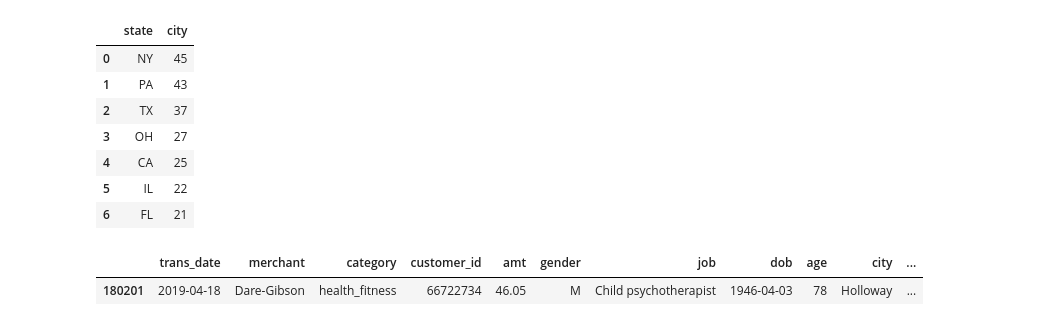
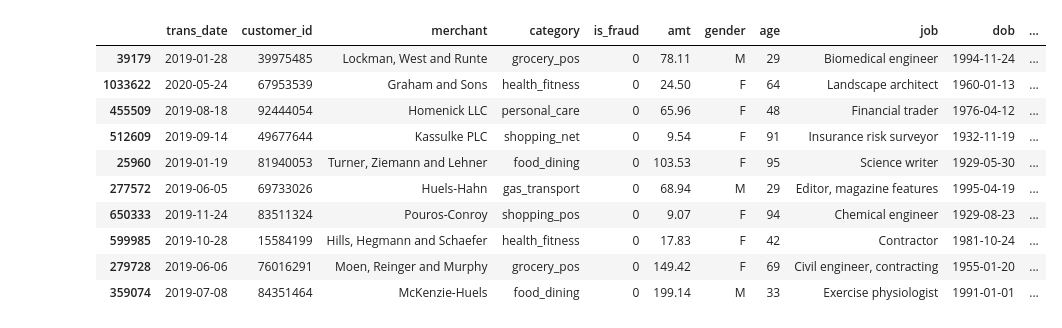
Before and after one commit to anlu5/Portfolio, a Jupyter notebook: retail_scenario.ipynb, the cells around one changed output. Cells and saved outputs as stored; diff of their text form; code cells hidden in the pictures.

```diff
--- a/retail_scenario.ipynb
+++ b/retail_scenario.ipynb
@@ -32,11 +32,6 @@ def find_age(dob):
 df['age'] = df['dob'].apply(find_age)
 # %%
 df['merchant'] = df['merchant'].apply(lambda x: x.replace('fraud_', ''))
-
-# drop frauds
-df = df[df['merchant'] == 'Dare-Gibson']
-df = df[df['is_fraud'] == 0]
-df = df.drop(columns=['is_fraud'])
 # %%
 df.sample()
 # %% [output]
@@ -56,18 +40,16 @@ df['state'].value_counts().reset_index()[:7]
-# %%
-df.groupby('state')['city'].nunique().sort_values(ascending=False).reset_index()[:10]
-# %% [output]
-|  | state | city |
-| 0 | NY | 45 |
-| 1 | PA | 43 |
-| 2 | TX | 37 |
-| 3 | OH | 27 |
-| 4 | CA | 25 |
-| 5 | IL | 22 |
-| 6 | FL | 21 |
 # %%
-df = df.iloc[:, [0, 1, 2, 11, 3, 4, 8, 9, 12, 5, 6, 7, 10]]
+df = df.iloc[:, [0, 12, 1, 2, 11, 3, 4, 13, 8, 9, 5, 6, 7, 10]]
 # %%
-df.sample()
+df.sample(10)
 # %% [output]
-|  | trans_date | merchant | category | customer_id | amt | gender | job | dob | age | city | ... |
-| 180201 | 2019-04-18 | Dare-Gibson | health_fitness | 66722734 | 46.05 | M | Child psychotherapist | 1946-04-03 | 78 | Holloway | ... |
+|  | trans_date | customer_id | merchant | category | is_fraud | amt | gender | age | job | dob | ... |
+| 39179 | 2019-01-28 | 39975485 | Lockman, West and Runte | grocery_pos | 0 | 78.11 | M | 29 | Biomedical engineer | 1994-11-24 | ... |
+| 1033622 | 2020-05-24 | 67953539 | Graham and Sons | health_fitness | 0 | 24.50 | F | 64 | Landscape architect | 1960-01-13 | ... |
+| 455509 | 2019-08-18 | 92444054 | Homenick LLC | personal_care | 0 | 65.96 | F | 48 | Financial trader | 1976-04-12 | ... |
+| 512609 | 2019-09-14 | 49677644 | Kassulke PLC | shopping_net | 0 | 9.54 | F | 91 | Insurance risk surveyor | 1932-11-19 | ... |
+| 25960 | 2019-01-19 | 81940053 | Turner, Ziemann and Lehner | food_dining | 0 | 103.53 | F | 95 | Science writer | 1929-05-30 | ... |
+| 277572 | 2019-06-05 | 69733026 | Huels-Hahn | gas_transport | 0 | 68.94 | M | 29 | Editor, magazine features | 1995-04-19 | ... |
+| 650333 | 2019-11-24 | 83511324 | Pouros-Conroy | shopping_pos | 0 | 9.07 | F | 94 | Chemical engineer | 1929-08-23 | ... |
+| 599985 | 2019-10-28 | 15584199 | Hills, Hegmann and Schaefer | health_fitness | 0 | 17.83 | F | 42 | Contractor | 1981-10-24 | ... |
+| 279728 | 2019-06-06 | 76016291 | Moen, Reinger and Murphy | grocery_pos | 0 | 149.42 | F | 69 | Civil engineer, contracting | 1955-01-20 | ... |
+| 359074 | 2019-07-08 | 84351464 | McKenzie-Huels | food_dining | 0 | 199.14 | M | 33 | Exercise physiologist | 1991-01-01 | ... |
```
Also changed, not shown: parts of 10 cells of this notebook.
